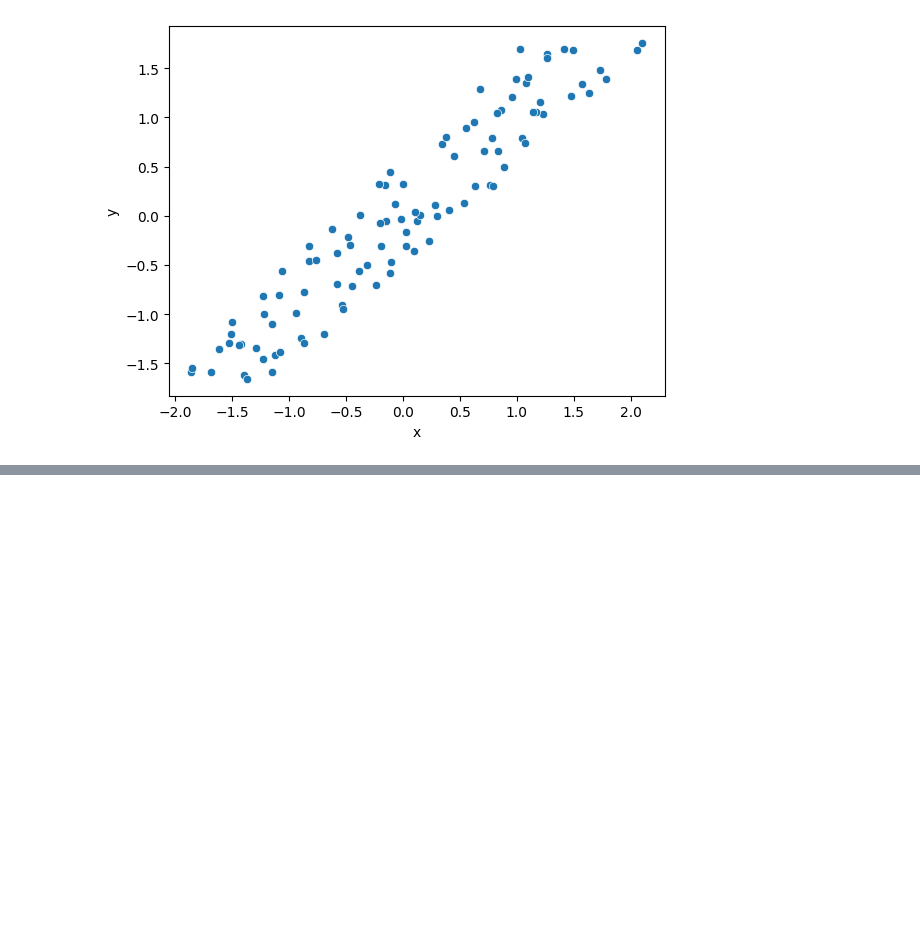
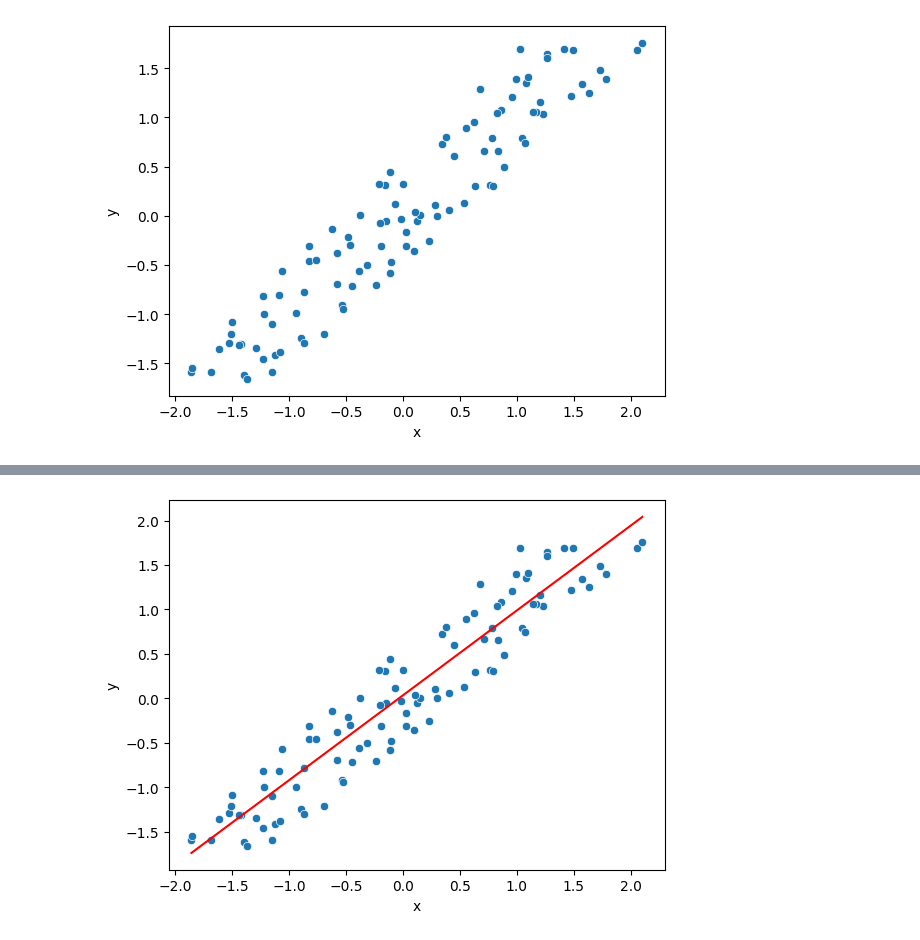
Before and after one commit to lakshyapathak69420/Linear-Regression-visualiser, a Jupyter notebook: prediction.ipynb, the cells around one changed output, grey strips where cells are left out. Cells and saved outputs as stored; diff of their text form; code cells hidden in the pictures; blank space fills up the shorter version.

Commit message:
prediction done for linear and less linear data

```diff
--- a/prediction.ipynb
+++ b/prediction.ipynb
@@ -26,0 +29,7 @@ ModuleNotFoundError: No module named 'Machine_Learning_Algorithm'
+# %%
+from sklearn.model_selection import train_test_split
+x = df_l["x"]
+y = df_l["y"]
+x_train , x_test, y_train , y_test = train_test_split(x , y , test_size=0.2 , random_state=43)
+# %%
+model.fit(x_train , y_train)
@@ -26,0 +80,12 @@ ModuleNotFoundError: No module named 'Machine_Learning_Algorithm'
+# %%
+# these are the parameters of the model after training on a relatively linear data
+m = model.m
+b = model.c
+# %%
+y_line = m*df_l["x"] + b
+# %%
+sns.scatterplot(x = df_l["x"] , y = df_l["y"])
+sns.lineplot(x = df_l["x"] , y= y_line , color = "red");
+# Red line shows the line of prediction or the line that is fits in linear regression
+# %% [output]
+[figure, added]
```
Also changed, not shown: parts of 12 cells of this notebook, 1 other file.
